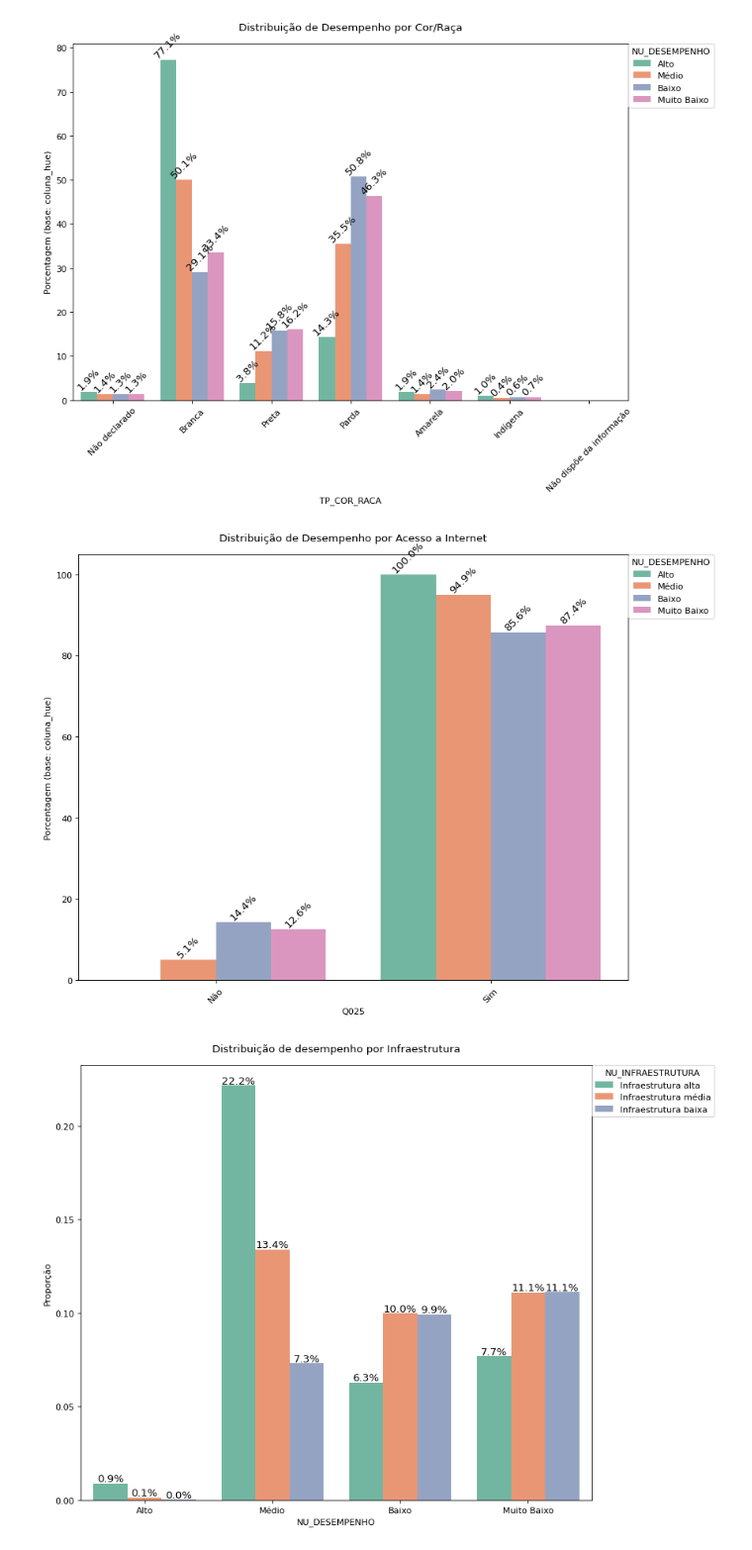
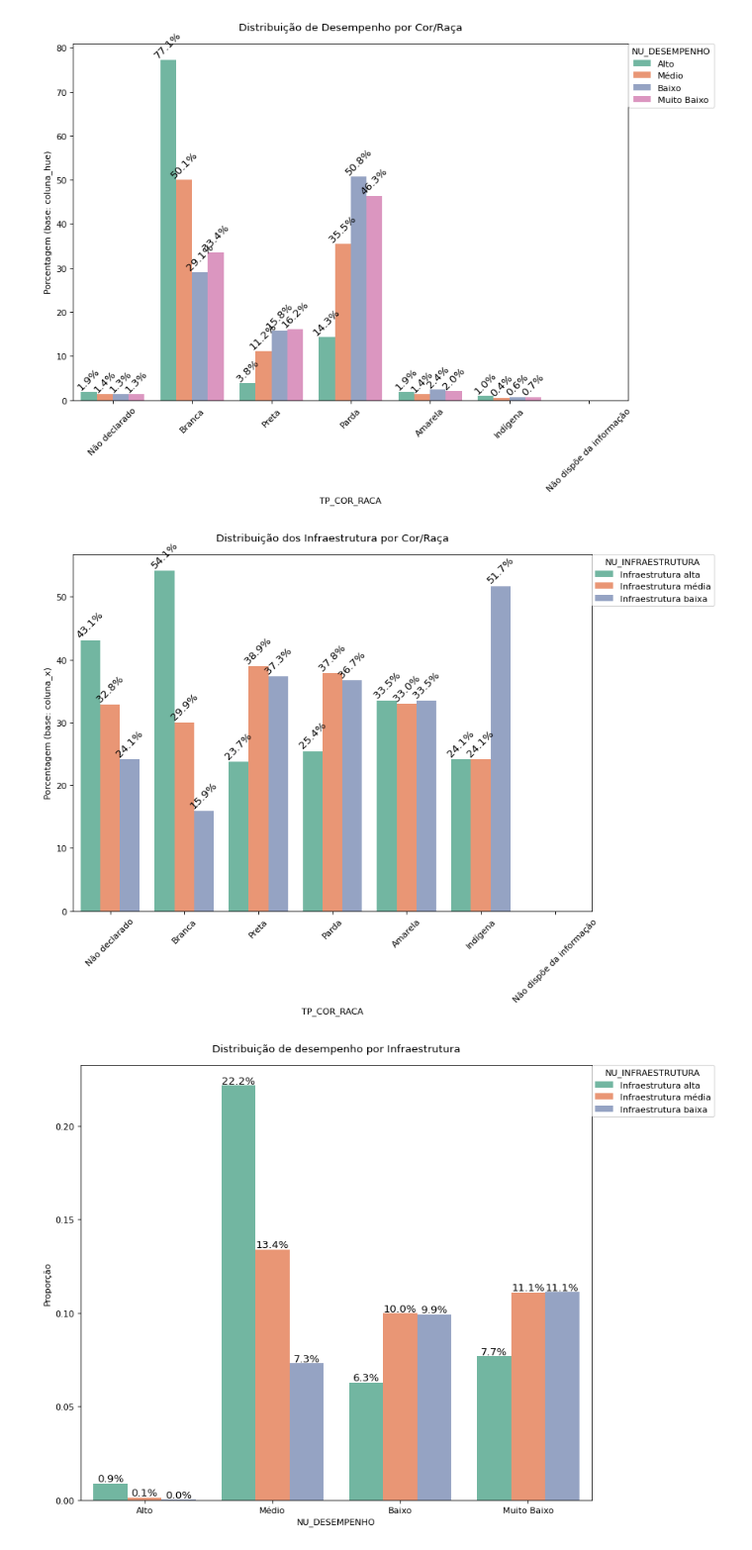
Before and after one commit to RafaelPetit/Microdados, a Jupyter notebook: microdados_V4.ipynb, the cells around one changed output. Shown at 99% size. Cells and saved outputs as stored; diff of their text form; code cells hidden in the pictures.

```diff
--- a/microdados_V4.ipynb
+++ b/microdados_V4.ipynb
@@ -820,17 +598,17 @@ plotar_histograma_porcentagem_por_hue(
 [figure]
 # %%
 # Distribuição dos Infraestrutura por Cor/Raça
-plotar_histograma_porcentagem_por_hue(
+plotar_histograma_percentual(
     df=microdados,
     coluna_x='TP_COR_RACA',
     coluna_hue='NU_INFRAESTRUTURA',
     dicionario_x=cor_raca,
     dicionario_hue=infraestrutura,
     titulo='Distribuição dos Infraestrutura por Cor/Raça',
     rotacao_xticks=45,
     rotacao_xticks_barra=45
 )
 # %% [output]
-[figure, old version]
+[figure, new version]
 # %%
 # Plotando Dempenho por Cor/Raça
```
Also changed, not shown: parts of 19 cells of this notebook.
